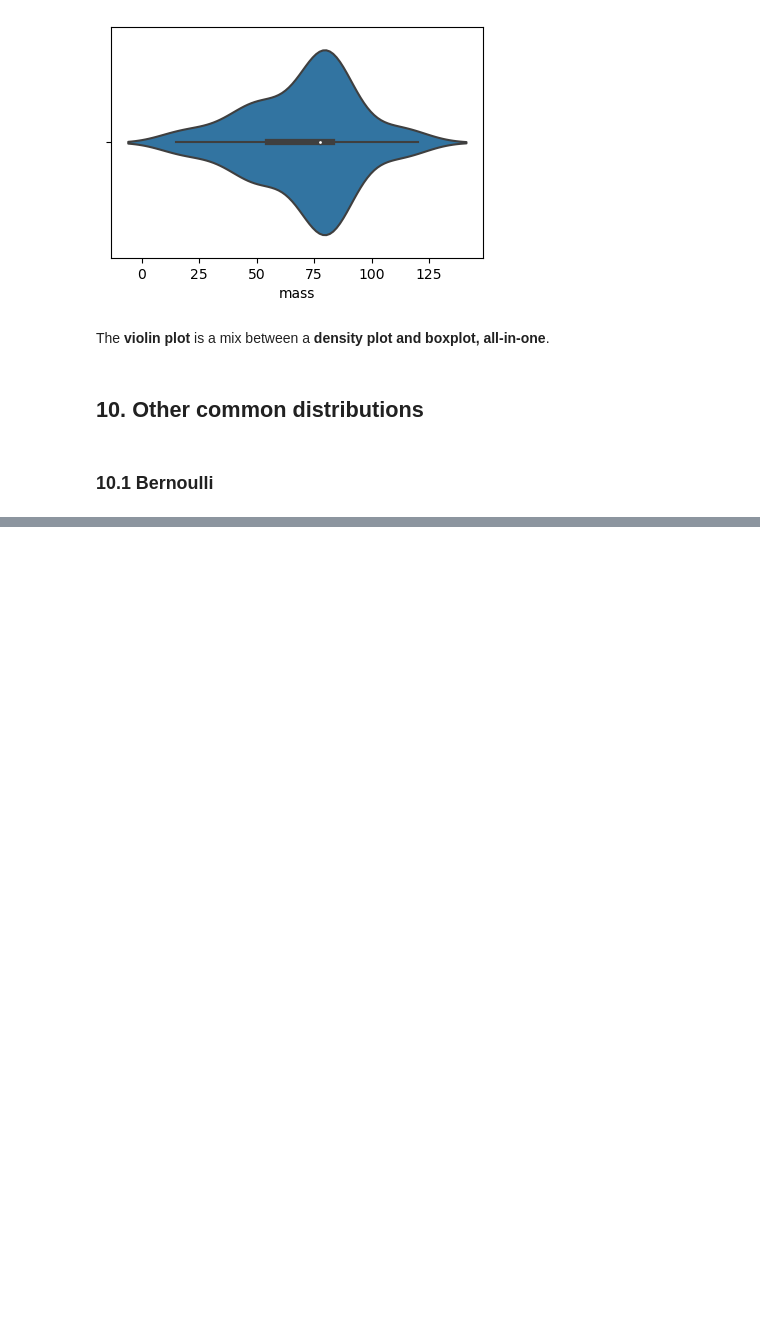
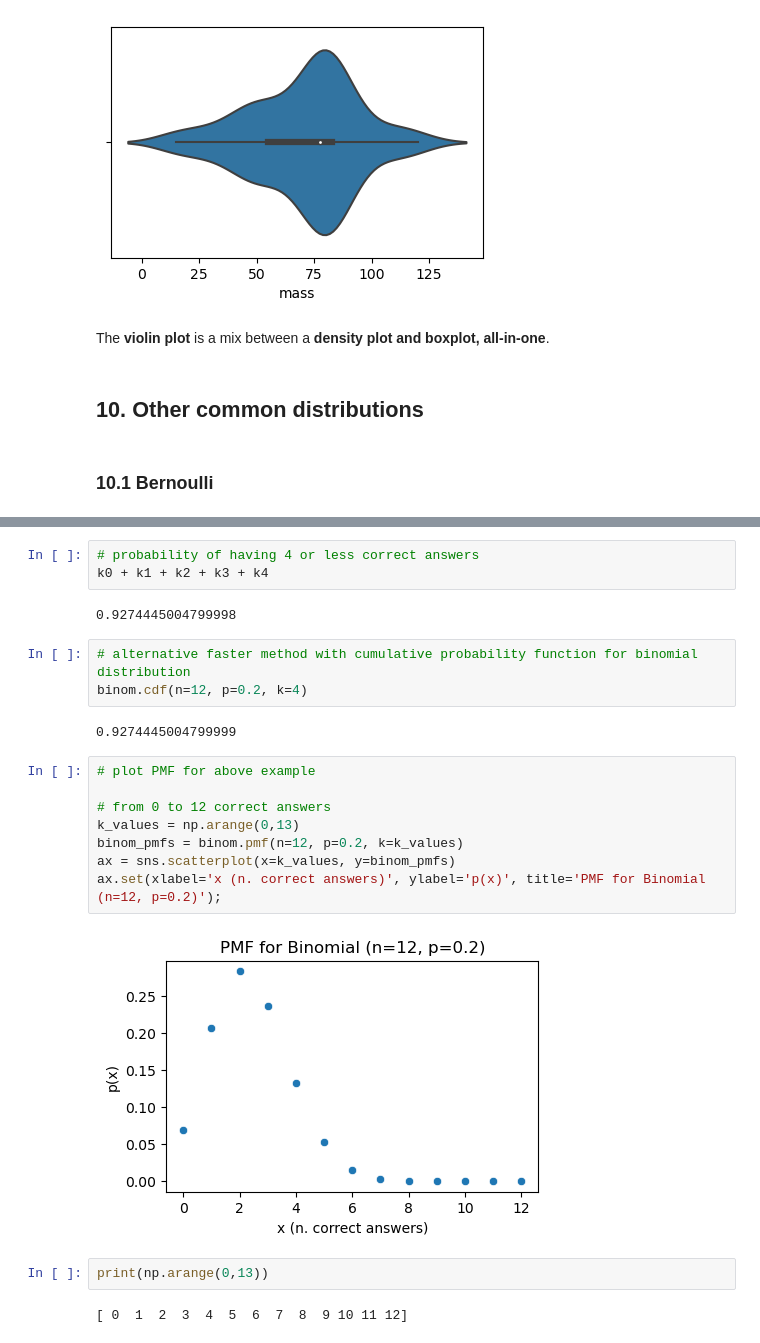
Before and after one commit to mikjf/statistics_and_experimental_design, a Jupyter notebook: basics_descriptive_statistics.ipynb, the cells around one changed output, grey strips where cells are left out. Saved outputs shown, nothing was run; the diff lists cells and outputs as text; blank space fills up the shorter version.

```diff
--- a/basics_descriptive_statistics.ipynb
+++ b/basics_descriptive_statistics.ipynb
@@ -816,0 +882,24 @@ The **violin plot** is a mix between a **density plot and boxplot, all-in-one**.
+# %%
+# probability of having 4 or less correct answers
+k0 + k1 + k2 + k3 + k4
+# %% [output]
+0.9274445004799998
+# %%
+# alternative faster method with cumulative probability function for binomial distribution
+binom.cdf(n=12, p=0.2, k=4)
+# %% [output]
+0.9274445004799999
+# %%
+# plot PMF for above example
+
+# from 0 to 12 correct answers
+k_values = np.arange(0,13)
+binom_pmfs = binom.pmf(n=12, p=0.2, k=k_values)
+ax = sns.scatterplot(x=k_values, y=binom_pmfs)
+ax.set(xlabel='x (n. correct answers)', ylabel='p(x)', title='PMF for Binomial (n=12, p=0.2)');
+# %% [output]
+[figure, added]
+# %%
+print(np.arange(0,13))
+# %% [output]
+[ 0  1  2  3  4  5  6  7  8  9 10 11 12]
```
Also changed, not shown: parts of 23 cells of this notebook.
